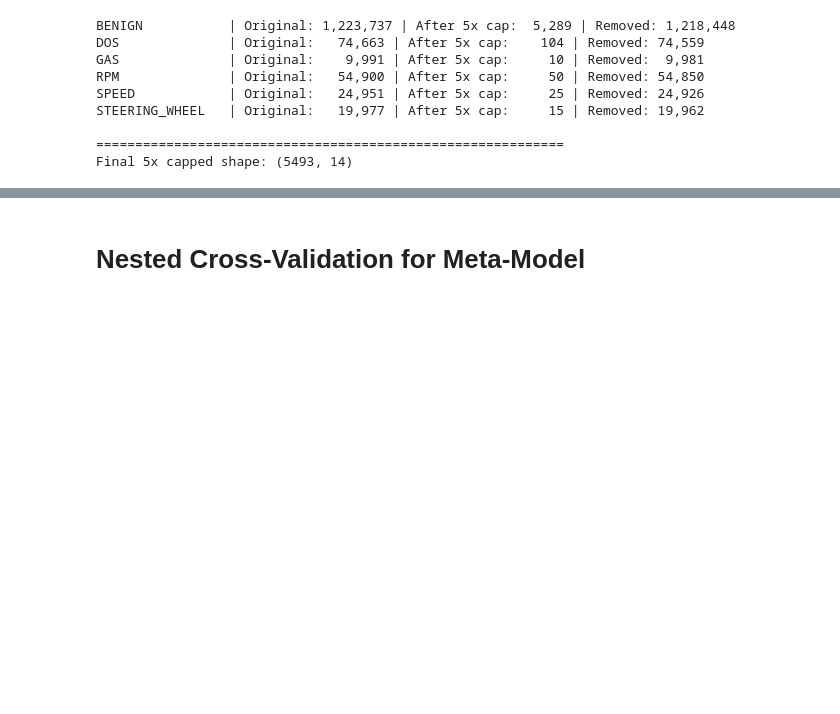
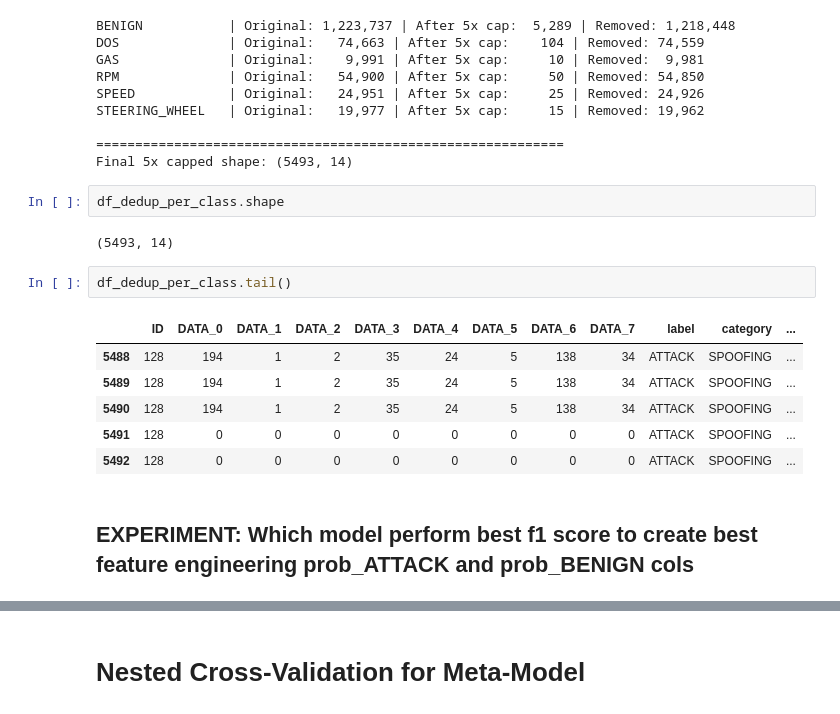
Before and after one commit to Hop-Le133884/IoV-secureFL-Pipeline, a Jupyter notebook: notebooks/01_reproducing_exploration_baseline.ipynb, the cells around one changed output, grey strips where cells are left out. Drawn from its saved outputs; the diff is of its cells as text; blank space fills up the shorter version.

```diff
--- a/notebooks/01_reproducing_exploration_baseline.ipynb
+++ b/notebooks/01_reproducing_exploration_baseline.ipynb
@@ -190,3 +190,18 @@ STEERING_WHEEL   | Original:   19,977 | After 5x cap:     15 | Removed: 19,962
 
 ============================================================
 Final 5x capped shape: (5493, 14)
+# %%
+df_dedup_per_class.shape
+# %% [output]
+(5493, 14)
+# %%
+df_dedup_per_class.tail()
+# %% [output]
+|  | ID | DATA_0 | DATA_1 | DATA_2 | DATA_3 | DATA_4 | DATA_5 | DATA_6 | DATA_7 | label | category | ... |
+| 5488 | 128 | 194 | 1 | 2 | 35 | 24 | 5 | 138 | 34 | ATTACK | SPOOFING | ... |
+| 5489 | 128 | 194 | 1 | 2 | 35 | 24 | 5 | 138 | 34 | ATTACK | SPOOFING | ... |
+| 5490 | 128 | 194 | 1 | 2 | 35 | 24 | 5 | 138 | 34 | ATTACK | SPOOFING | ... |
+| 5491 | 128 | 0 | 0 | 0 | 0 | 0 | 0 | 0 | 0 | ATTACK | SPOOFING | ... |
+| 5492 | 128 | 0 | 0 | 0 | 0 | 0 | 0 | 0 | 0 | ATTACK | SPOOFING | ... |
+# %% [markdown]
+## EXPERIMENT: Which model perform best f1 score to create best feature engineering prob_ATTACK and prob_BENIGN cols
```
Also changed, not shown: parts of 8 cells of this notebook, 7 other files.
